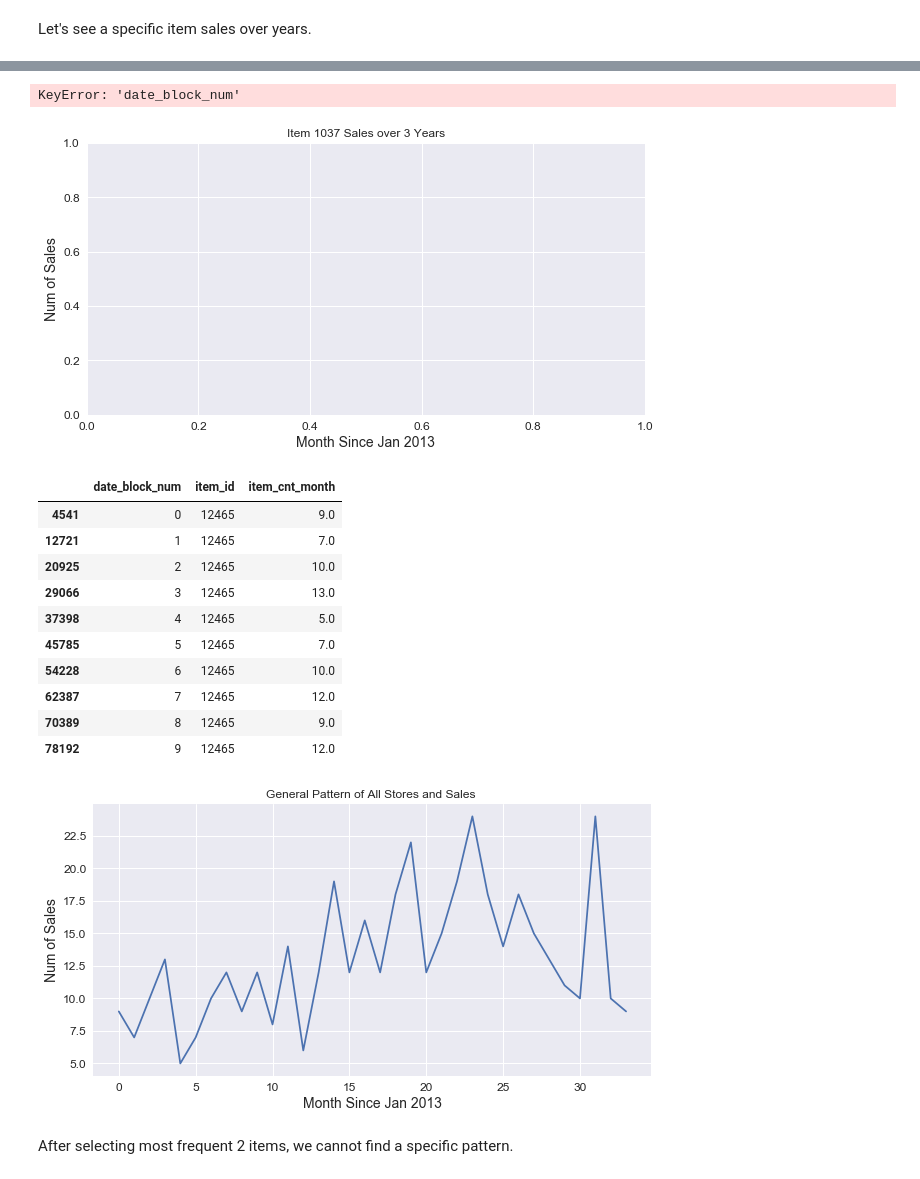
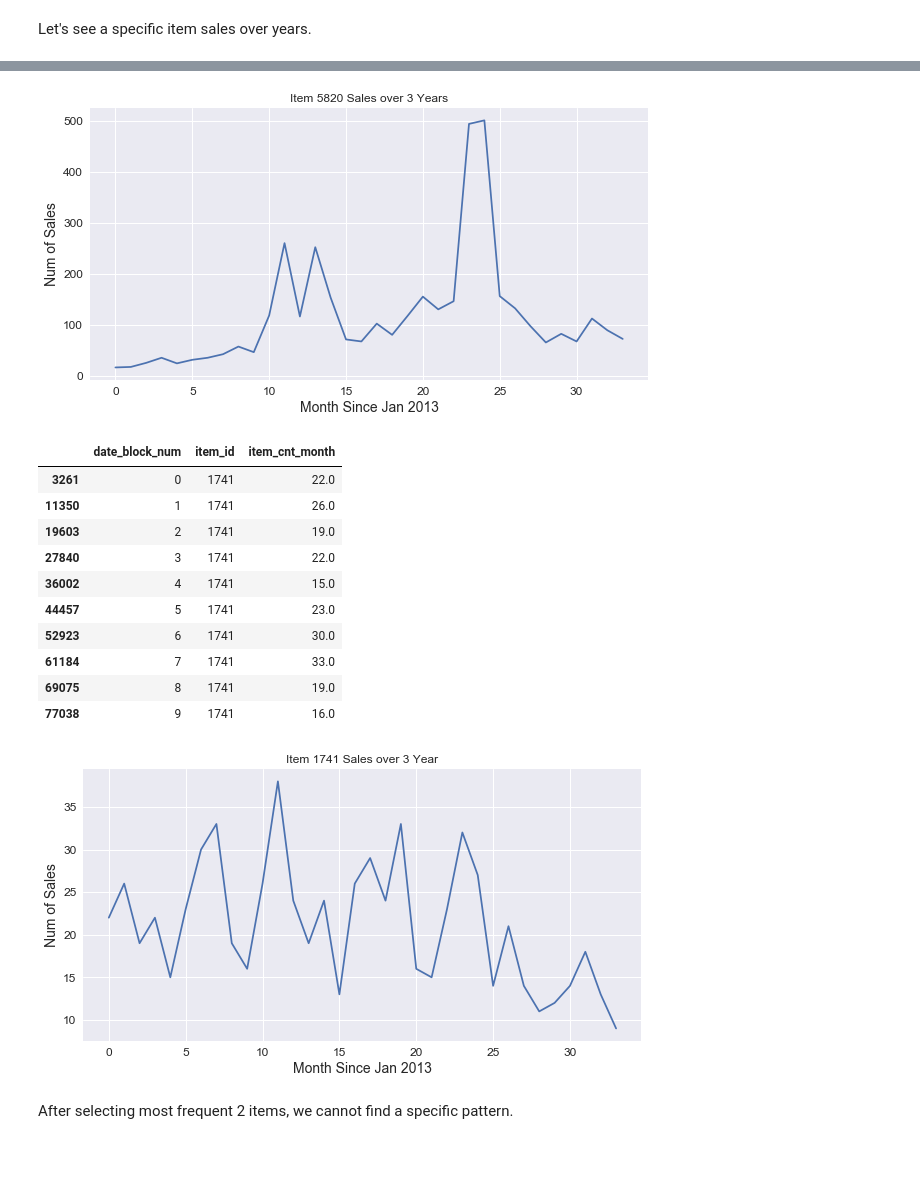
Before and after one commit to michael100824/Kaggle-Project, a Jupyter notebook: competitive-data-science-predict-future-sales/competitive-data-science-predict-future-sales.ipynb, the cells around one changed output, grey strips where cells are left out. Drawn from its saved outputs; the diff is of its cells as text; code cells hidden in the pictures.

```diff
--- a/competitive-data-science-predict-future-sales/competitive-data-science-predict-future-sales.ipynb
+++ b/competitive-data-science-predict-future-sales/competitive-data-science-predict-future-sales.ipynb
@@ -211,0 +254,6 @@ new_train.head()
+# %%
+# Convert id values to string# Convert id values
+new_train['shop_id']= new_train.shop_id.astype('str')
+new_train['item_id']= new_train.item_id.astype('str')
+
+new_train.head()
@@ -444,6 +507,6 @@ new_train.head()
 # %%
 # create a sub dataframe
-df_work = new_train[['Year','Month','item_id','date_block_num','item_cnt_day']]
+df_work = new_train[['year','month','item_id','date_block_num','item_cnt_day']]
 # %%
 df_work.head()
 # %% [output]
@@ -491,6 +562,5 @@ Let's see a specific item sales over years.
 # %%
-grouped_month_item = df_work.groupby(['date_block_num', 'item_id']).agg(np.sum).reset_index()
-grouped_month_item = grouped_month_item.rename(index=str, columns = {"item_cnt_day":"item_cnt_month"})
+grouped_month_item = df_work.groupby(['date_block_num', 'item_id']).agg({'item_cnt_day':'sum'}).reset_index().rename(columns = {"item_cnt_day":"item_cnt_month"})
 grouped_month_item.head(10)
 # %% [output]
 |  | date_block_num | item_id | item_cnt_month |
@@ -537,37 +602,36 @@ df_item1037.head(10)
 # %%
-# plot the item 1037 sales over 3 years
+# plot the item 5820 sales over 3 years
 plt.figure(figsize=(10,5))
-plt.title('Item 1037 Sales over 3 Years')
+plt.title('Item 5820 Sales over 3 Years')
 plt.xlabel('Month Since Jan 2013')
 plt.ylabel('Num of Sales')
-plt.plot(df_item1037["date_block_num"],df_item1037["item_cnt_month"]);
+plt.plot(df_item5820["date_block_num"],df_item5820["item_cnt_month"]);
 # %% [output]
-KeyError: 'date_block_num'
-[figure, old version]
+[figure, new version]
 # %%
-df_item12465 = grouped_month_item[grouped_month_item['item_id'] == 12465]
-df_item12465.head(10)
+df_item1741 = grouped_month_item[grouped_month_item['item_id'] == '1741']
+df_item1741.head(10)
 # %% [output]
 |  | date_block_num | item_id | item_cnt_month |
-| 4541 | 0 | 12465 | 9.0 |
-| 12721 | 1 | 12465 | 7.0 |
-| 20925 | 2 | 12465 | 10.0 |
-| 29066 | 3 | 12465 | 13.0 |
-| 37398 | 4 | 12465 | 5.0 |
-| 45785 | 5 | 12465 | 7.0 |
-| 54228 | 6 | 12465 | 10.0 |
-| 62387 | 7 | 12465 | 12.0 |
-| 70389 | 8 | 12465 | 9.0 |
-| 78192 | 9 | 12465 | 12.0 |
+| 3261 | 0 | 1741 | 22.0 |
+| 11350 | 1 | 1741 | 26.0 |
+| 19603 | 2 | 1741 | 19.0 |
+| 27840 | 3 | 1741 | 22.0 |
+| 36002 | 4 | 1741 | 15.0 |
+| 44457 | 5 | 1741 | 23.0 |
+| 52923 | 6 | 1741 | 30.0 |
+| 61184 | 7 | 1741 | 33.0 |
+| 69075 | 8 | 1741 | 19.0 |
+| 77038 | 9 | 1741 | 16.0 |
 # %%
-# plot the item 12465 sales over 3 years
+# plot the item 1741 sales over 3 years
 plt.figure(figsize=(10,5))
-plt.title('General Pattern of All Stores and Sales ')
+plt.title('Item 1741 Sales over 3 Year')
 plt.xlabel('Month Since Jan 2013')
 plt.ylabel('Num of Sales')
-plt.plot(df_item12465["date_block_num"],df_item12465["item_cnt_month"]);
+plt.plot(df_item1741["date_block_num"],df_item1741["item_cnt_month"]);
 # %% [output]
-[figure, old version]
+[figure, new version]
 # %% [markdown]
 After selecting most frequent 2 items, we cannot find a specific pattern.
 # %% [markdown]
```
Also changed, not shown: parts of 34 cells of this notebook.
